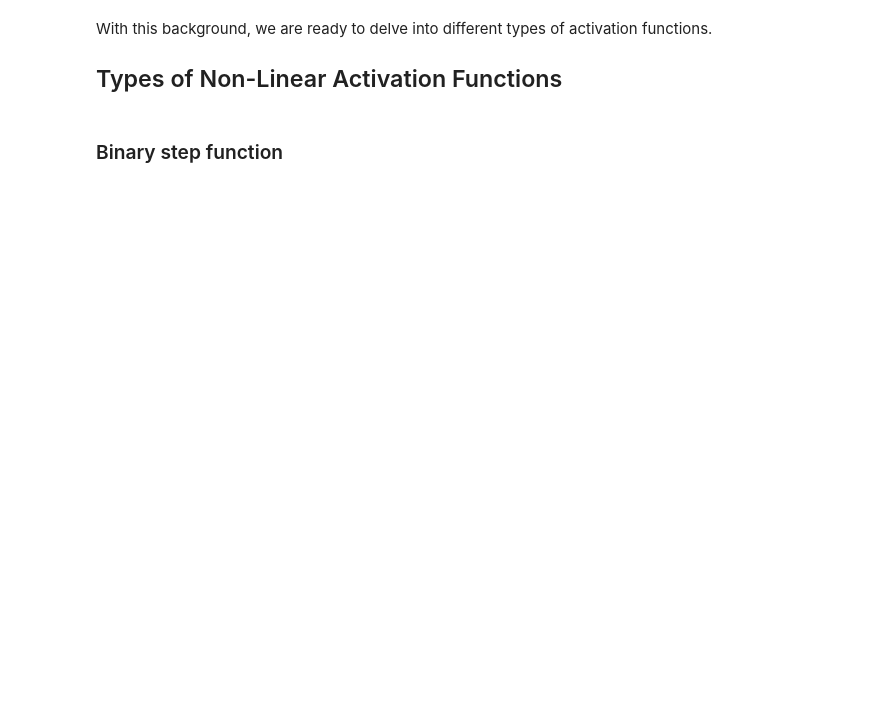
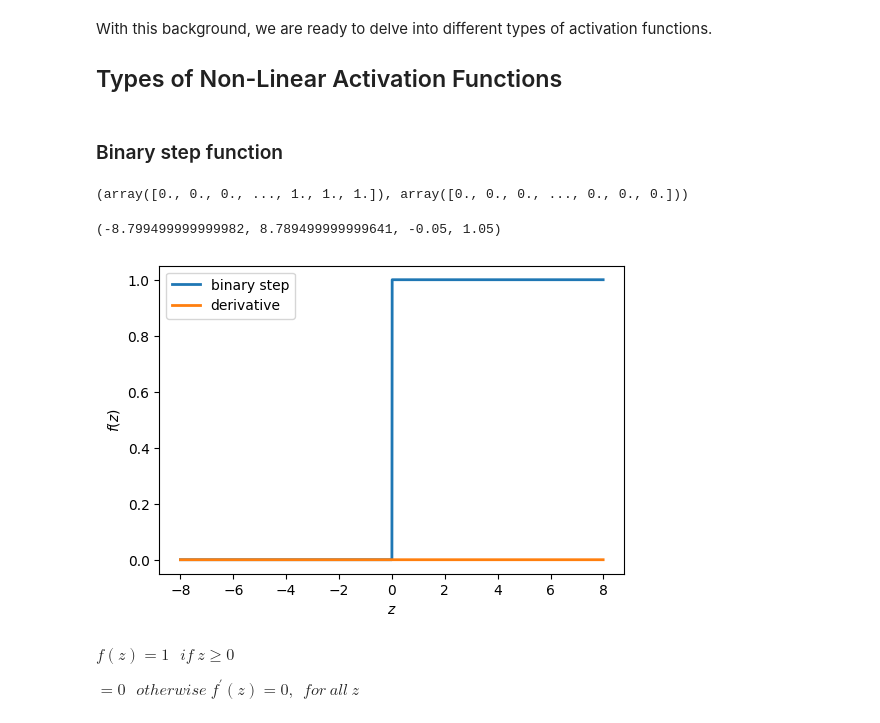
Before and after one commit to erkundanec/kundan-reads, a Jupyter notebook: source/aiml/machine_learning/activation_function.ipynb, the cells around one changed output. Saved outputs shown, nothing was run; the diff lists cells and outputs as text; code cells hidden in the pictures; blank space fills up the shorter version.

```diff
--- a/source/aiml/machine_learning/activation_function.ipynb
+++ b/source/aiml/machine_learning/activation_function.ipynb
@@ -89,0 +106,24 @@ from matplotlib import pyplot as plt
+# %%
+x=np.arange(-8,8,0.01)
+step(x)
+# %% [output]
+(array([0., 0., 0., ..., 1., 1., 1.]), array([0., 0., 0., ..., 0., 0., 0.]))
+# %%
+# Setup centered axes
+fig, ax = plt.subplots(figsize=(6, 4))
+
+# Create and show plot
+ax.plot(x,step(x)[0], linewidth=2, label="binary step")
+ax.plot(x,step(x)[1],  linewidth=2, label="derivative")
+plt.ylabel(r'$f(z)$')
+plt.xlabel(r'$z$')
+ax.legend()
+plt.axis('tight')
+# %% [output]
+(-8.799499999999982, 8.789499999999641, -0.05, 1.05)
+[figure, added]
+# %% [markdown]
+$f(z) = 1~~~if~ z\geq 0$
+
+$=0~~~{otherwise}$
+$f^\prime(z) = 0,~~{for}~all~z$
```
Also changed, not shown: parts of 9 cells of this notebook, 1 other file.
